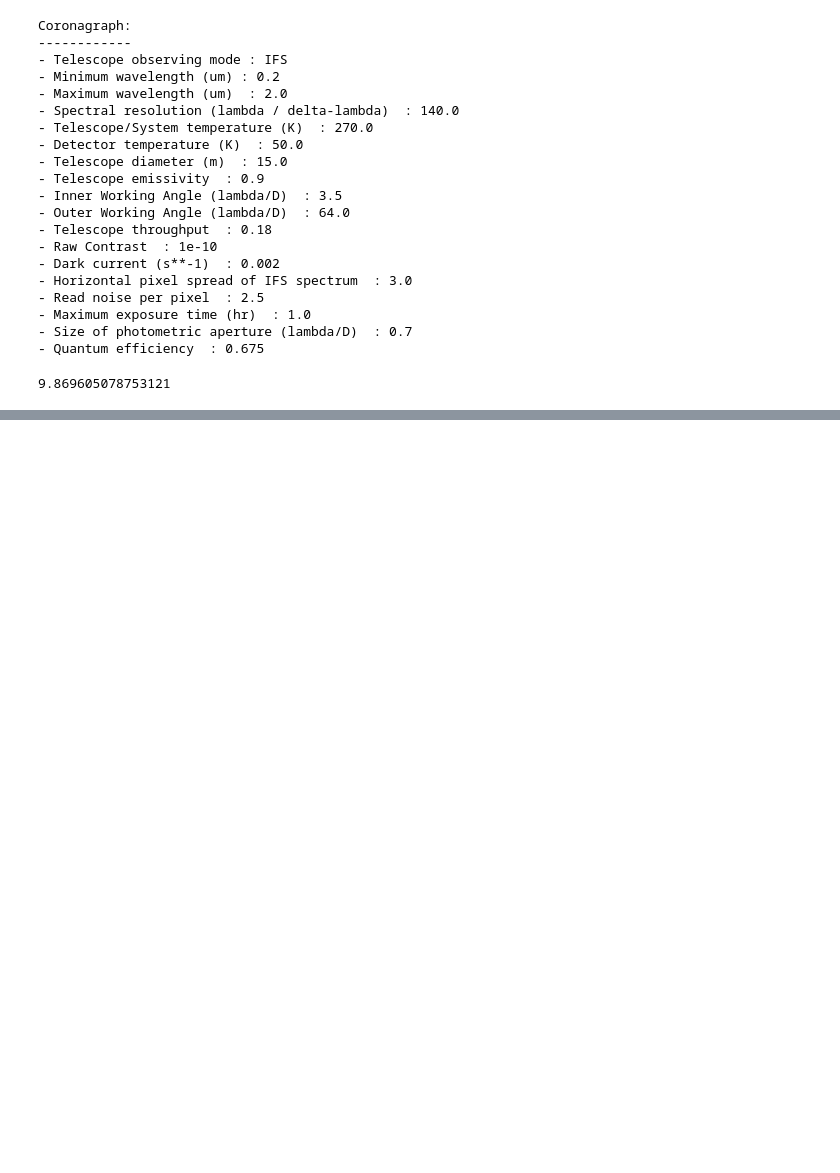
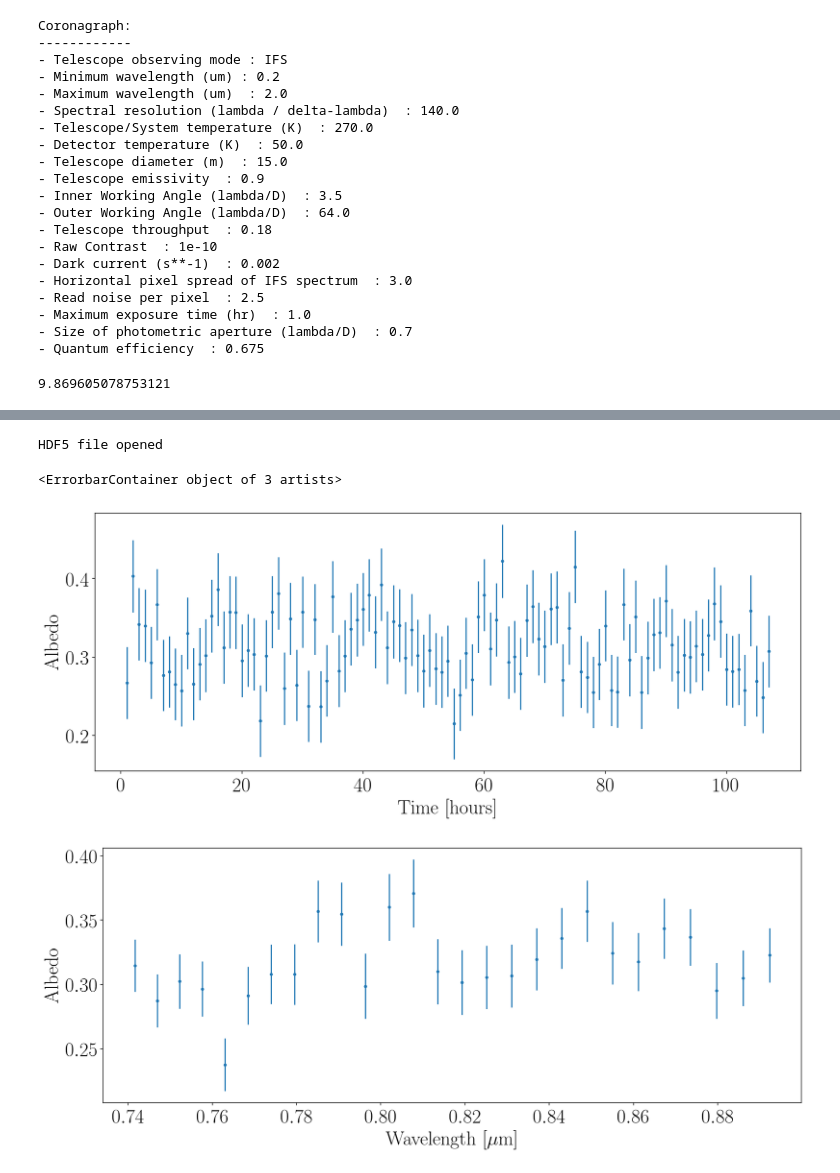
Before and after one commit to jlustigy/luvoir_hec_drm, a Jupyter notebook: notebooks/time_variability_bonus_drm.ipynb, the cells around one changed output, grey strips where cells are left out. Drawn from its saved outputs; the diff is of its cells as text; code cells hidden in the pictures; blank space fills up the shorter version.

```diff
--- a/notebooks/time_variability_bonus_drm.ipynb
+++ b/notebooks/time_variability_bonus_drm.ipynb
@@ -607,0 +785,9 @@ np.pi / data.planet.Phi
+# %%
+for ibp in range(len(drmx.bandpasses)):
+
+    if np.isfinite(texpbp[ibp]):
+        Ntexp = int(np.ceil(texpbp[ibp]))
+    else:
+        Ntexp = np.nan
+
+    if (ibp not in case) and (np.isfinite(Ntexp)):
@@ -607,0 +796,26 @@ np.pi / data.planet.Phi
+# %%
+ibp = 8
+istart = 0
+
+if np.isfinite(texpbp[ibp]):
+    Ntexp = int(np.ceil(texpbp[ibp]))
+else:
+    Ntexp = np.nan
+
+spec, lc, twod = observe_earth_time_variability(drmx, Ntexp, istart, ibp)
+# %% [output]
+HDF5 file opened
+# %%
+fig, ax = plt.subplots(figsize = (16,6))
+ax.set_xlabel("Time [hours]")
+ax.set_ylabel("Albedo")
+ax.errorbar(lc["time"], lc["obs"], yerr=lc["err"], fmt = ".")
+
+fig2, ax2 = plt.subplots(figsize = (16,6))
+ax2.set_xlabel("Wavelength [$\mu$m]")
+ax2.set_ylabel("Albedo")
+ax2.errorbar(spec["lam"], spec["obs"], yerr=spec["err"], fmt = ".")
+# %% [output]
+<ErrorbarContainer object of 3 artists>
+[figure, added]
+[figure, added]
```
Also changed, not shown: parts of 14 cells of this notebook, 3 other files.
